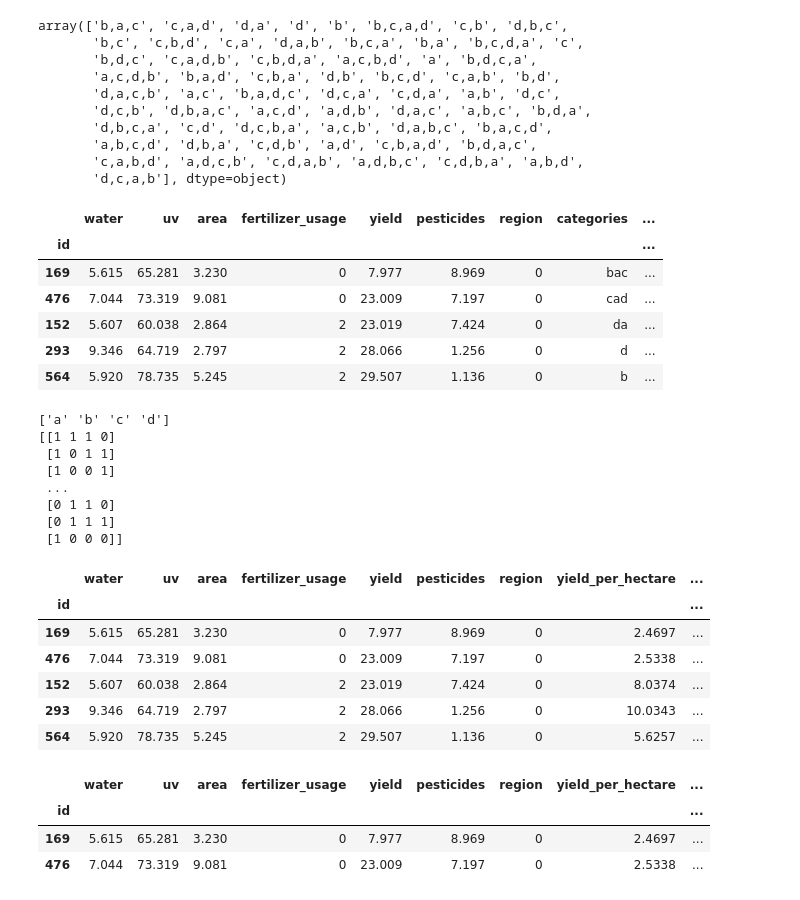
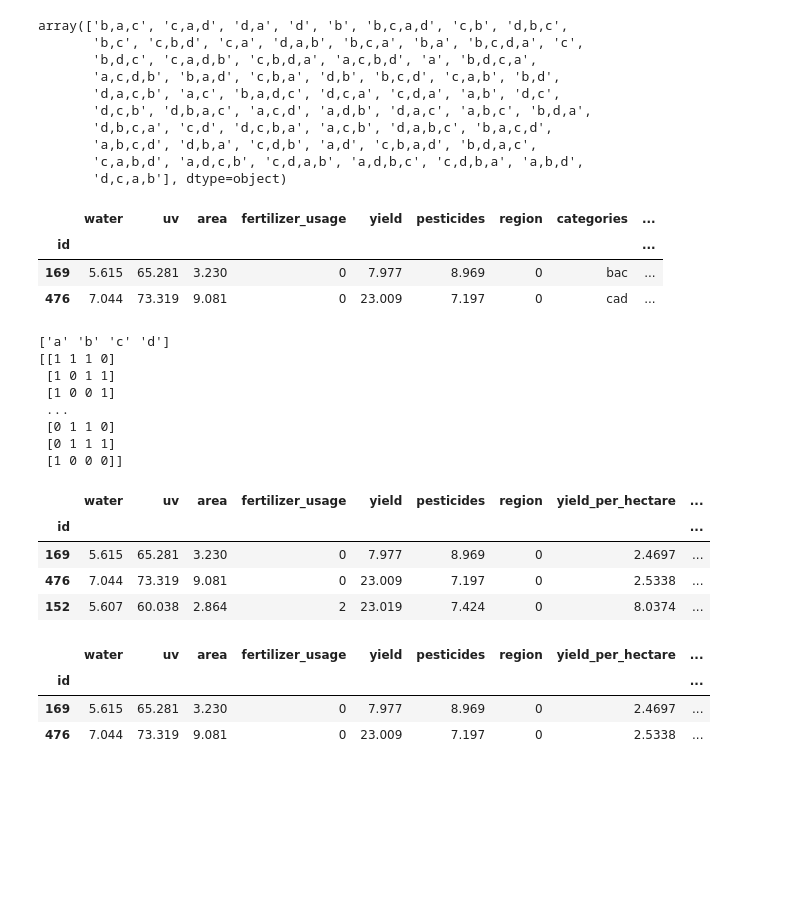
Before and after one commit to mahipal-z/Datalake-design-in-AWS, a Jupyter notebook: Datasets/farm_yield.ipynb, the cells around one changed output. Drawn from its saved outputs; the diff is of its cells as text; code cells hidden in the pictures; blank space fills up the shorter version.

```diff
--- a/Datasets/farm_yield.ipynb
+++ b/Datasets/farm_yield.ipynb
@@ -179,15 +172,12 @@ array(['b,a,c', 'c,a,d', 'd,a', 'd', 'b', 'b,c,a,d', 'c,b', 'd,b,c',
        'd,c,a,b'], dtype=object)
 # %%
 df['categories'] = df['categories'].str.replace(",","")
-df.head()
+df.head(2)
 # %% [output]
 |  | water | uv | area | fertilizer_usage | yield | pesticides | region | categories | ... |
 | id |  |  |  |  |  |  |  |  | ... |
 | 169 | 5.615 | 65.281 | 3.230 | 0 | 7.977 | 8.969 | 0 | bac | ... |
 | 476 | 7.044 | 73.319 | 9.081 | 0 | 23.009 | 7.197 | 0 | cad | ... |
-| 152 | 5.607 | 60.038 | 2.864 | 2 | 23.019 | 7.424 | 0 | da | ... |
-| 293 | 9.346 | 64.719 | 2.797 | 2 | 28.066 | 1.256 | 0 | d | ... |
-| 564 | 5.920 | 78.735 | 5.245 | 2 | 29.507 | 1.136 | 0 | b | ... |
 # %%
 from sklearn.feature_extraction.text import CountVectorizer
 
@@ -212,15 +202,13 @@ df[cat_list] = test.toarray()
 
 df = df.drop('categories', axis=1)
 
-df.head()
+df.head(3)
 # %% [output]
 |  | water | uv | area | fertilizer_usage | yield | pesticides | region | yield_per_hectare | ... |
 | id |  |  |  |  |  |  |  |  | ... |
 | 169 | 5.615 | 65.281 | 3.230 | 0 | 7.977 | 8.969 | 0 | 2.4697 | ... |
 | 476 | 7.044 | 73.319 | 9.081 | 0 | 23.009 | 7.197 | 0 | 2.5338 | ... |
 | 152 | 5.607 | 60.038 | 2.864 | 2 | 23.019 | 7.424 | 0 | 8.0374 | ... |
-| 293 | 9.346 | 64.719 | 2.797 | 2 | 28.066 | 1.256 | 0 | 10.0343 | ... |
-| 564 | 5.920 | 78.735 | 5.245 | 2 | 29.507 | 1.136 | 0 | 5.6257 | ... |
 # %%
 df['no_of_pesticides'] = df['pesticide_a']+df['pesticide_b']+df['pesticide_c']+df['pesticide_d']
 df.head(2)
```
Also changed, not shown: parts of 40 cells of this notebook.
